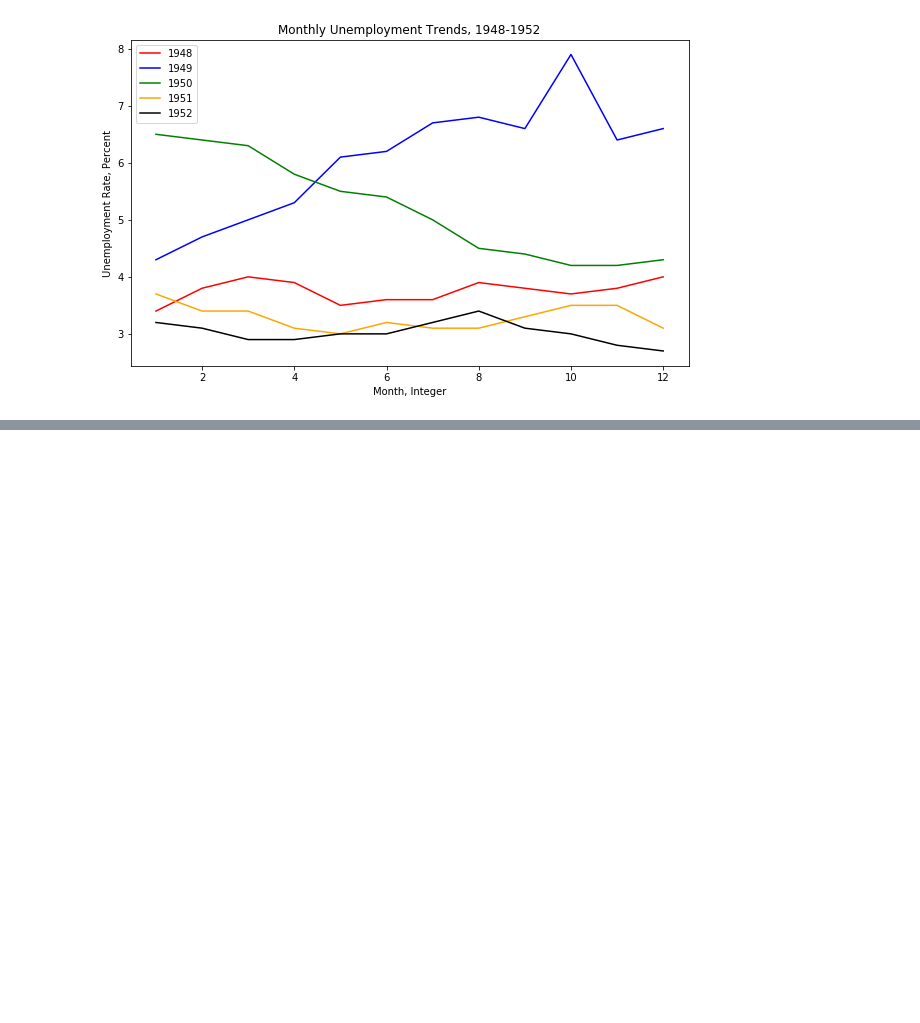
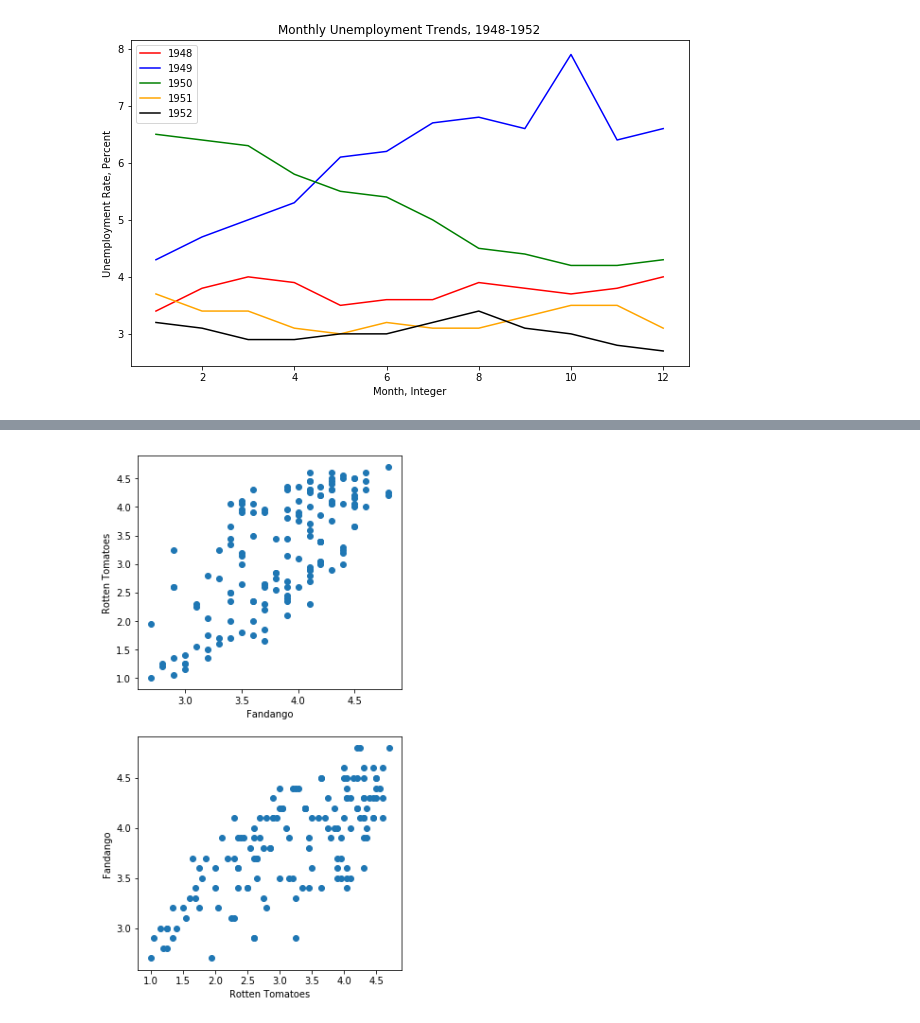
Before and after one commit to ruanhao/basset, a Jupyter notebook: python3/pandas/data_visulization.ipynb, the cells around one changed output, grey strips where cells are left out. Cells and saved outputs as stored; diff of their text form; code cells hidden in the pictures; blank space fills up the shorter version.

```diff
--- a/python3/pandas/data_visulization.ipynb
+++ b/python3/pandas/data_visulization.ipynb
@@ -97,0 +167,13 @@ plt.show()
+# %%
+fig = plt.figure(figsize=(5,10))
+ax1 = fig.add_subplot(2,1,1)
+ax2 = fig.add_subplot(2,1,2)
+ax1.scatter(norm_reviews['Fandango_Ratingvalue'], norm_reviews['RT_user_norm'])
+ax1.set_xlabel('Fandango')
+ax1.set_ylabel('Rotten Tomatoes')
+ax2.scatter(norm_reviews['RT_user_norm'], norm_reviews['Fandango_Ratingvalue'])
+ax2.set_xlabel('Rotten Tomatoes')
+ax2.set_ylabel('Fandango')
+plt.show()
+# %% [output]
+[figure, added]
```
Also changed, not shown: parts of 9 cells of this notebook, 2 other files.
